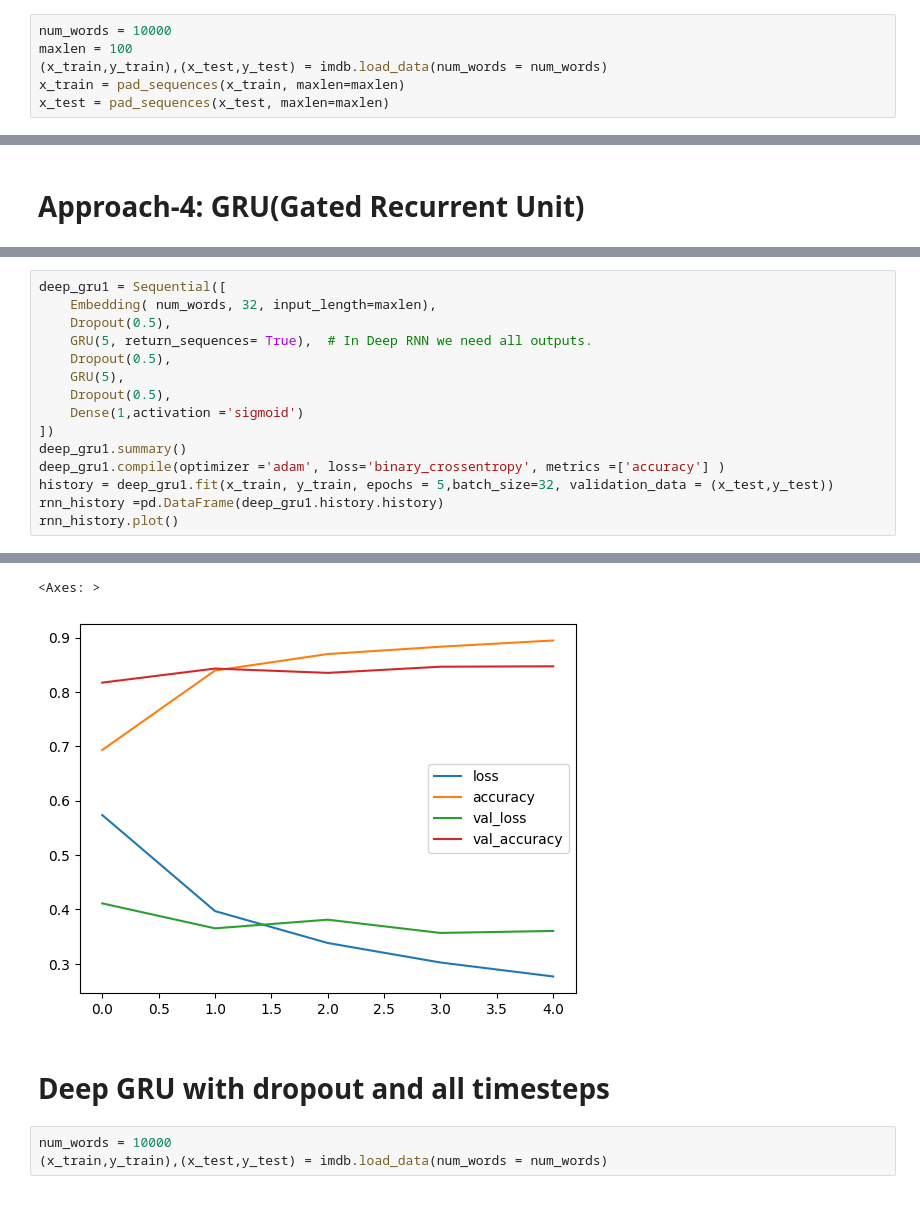
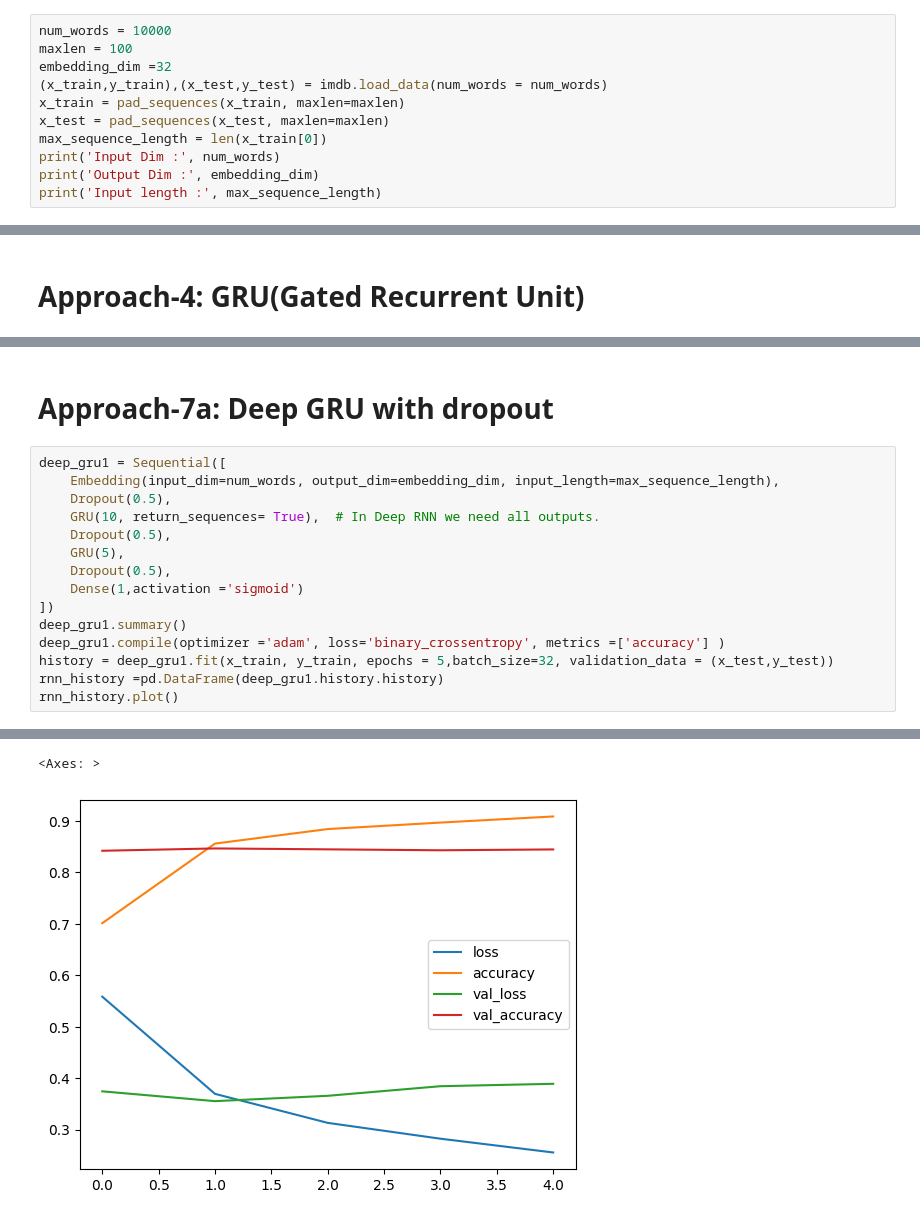
Before and after one commit to pmama/DeepLearningConcepts, a Jupyter notebook: IMDB_RNN_LSTM_GRU.ipynb, the cells around one changed output, grey strips where cells are left out. Cells and saved outputs as stored; diff of their text form.

```diff
--- a/IMDB_RNN_LSTM_GRU.ipynb
+++ b/IMDB_RNN_LSTM_GRU.ipynb
@@ -258,6 +312,11 @@ rnn_history.plot()
 # %%
 num_words = 10000
 maxlen = 100
+embedding_dim =32
 (x_train,y_train),(x_test,y_test) = imdb.load_data(num_words = num_words)
 x_train = pad_sequences(x_train, maxlen=maxlen)
 x_test = pad_sequences(x_test, maxlen=maxlen)
+max_sequence_length = len(x_train[0])
+print('Input Dim :', num_words)
+print('Output Dim :', embedding_dim)
+print('Input length :', max_sequence_length)
@@ -424,8 +491,10 @@ rnn_history.plot()
+# %% [markdown]
+# **Approach-7a: Deep GRU with dropout**
 # %%
 deep_gru1 = Sequential([
-    Embedding( num_words, 32, input_length=maxlen),
+    Embedding(input_dim=num_words, output_dim=embedding_dim, input_length=max_sequence_length),
     Dropout(0.5),
-    GRU(5, return_sequences= True),  # In Deep RNN we need all outputs.
+    GRU(10, return_sequences= True),  # In Deep RNN we need all outputs.
     Dropout(0.5),
     GRU(5),
     Dropout(0.5),
@@ -457,7 +526,2 @@ Epoch 5/5
 <Axes: >
-[figure, old version]
+[figure, new version]
-# %% [markdown]
-# **Deep GRU with dropout and all timesteps**
-# %%
-num_words = 10000
-(x_train,y_train),(x_test,y_test) = imdb.load_data(num_words = num_words)
```
Also changed, not shown: parts of 41 cells of this notebook.
